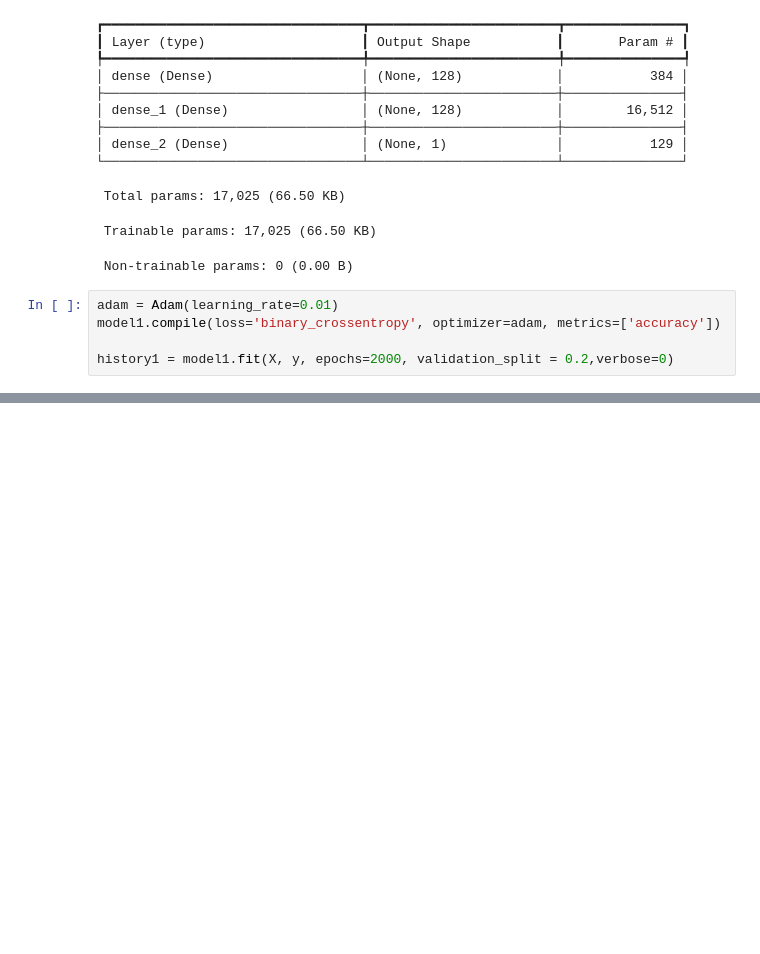
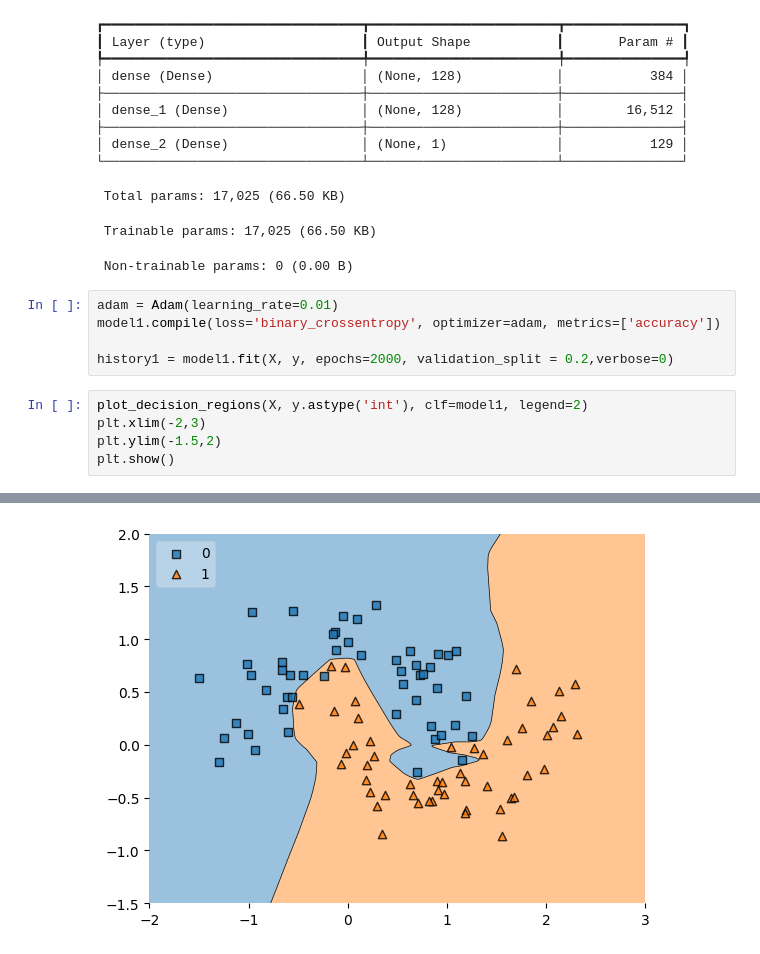
Before and after one commit to SwaroopDangal/DL-learn, a Jupyter notebook: 10.Regularization/regularization.ipynb, the cells around one changed output, grey strips where cells are left out. Drawn from its saved outputs; the diff is of its cells as text; blank space fills up the shorter version.

Commit message:
plotting decision boundary and loss plots

```diff
--- a/10.Regularization/regularization.ipynb
+++ b/10.Regularization/regularization.ipynb
@@ -45,3 +45,9 @@ adam = Adam(learning_rate=0.01)
 model1.compile(loss='binary_crossentropy', optimizer=adam, metrics=['accuracy'])
 
 history1 = model1.fit(X, y, epochs=2000, validation_split = 0.2,verbose=0)
+# %%
+plot_decision_regions(X, y.astype('int'), clf=model1, legend=2)
+plt.xlim(-2,3)
+plt.ylim(-1.5,2)
+plt.show()
+# %% [output]
@@ -47,0 +55 @@ history1 = model1.fit(X, y, epochs=2000, validation_split = 0.2,verbose=0)
+[figure, added]
```
Also changed, not shown: parts of 2 cells of this notebook.
